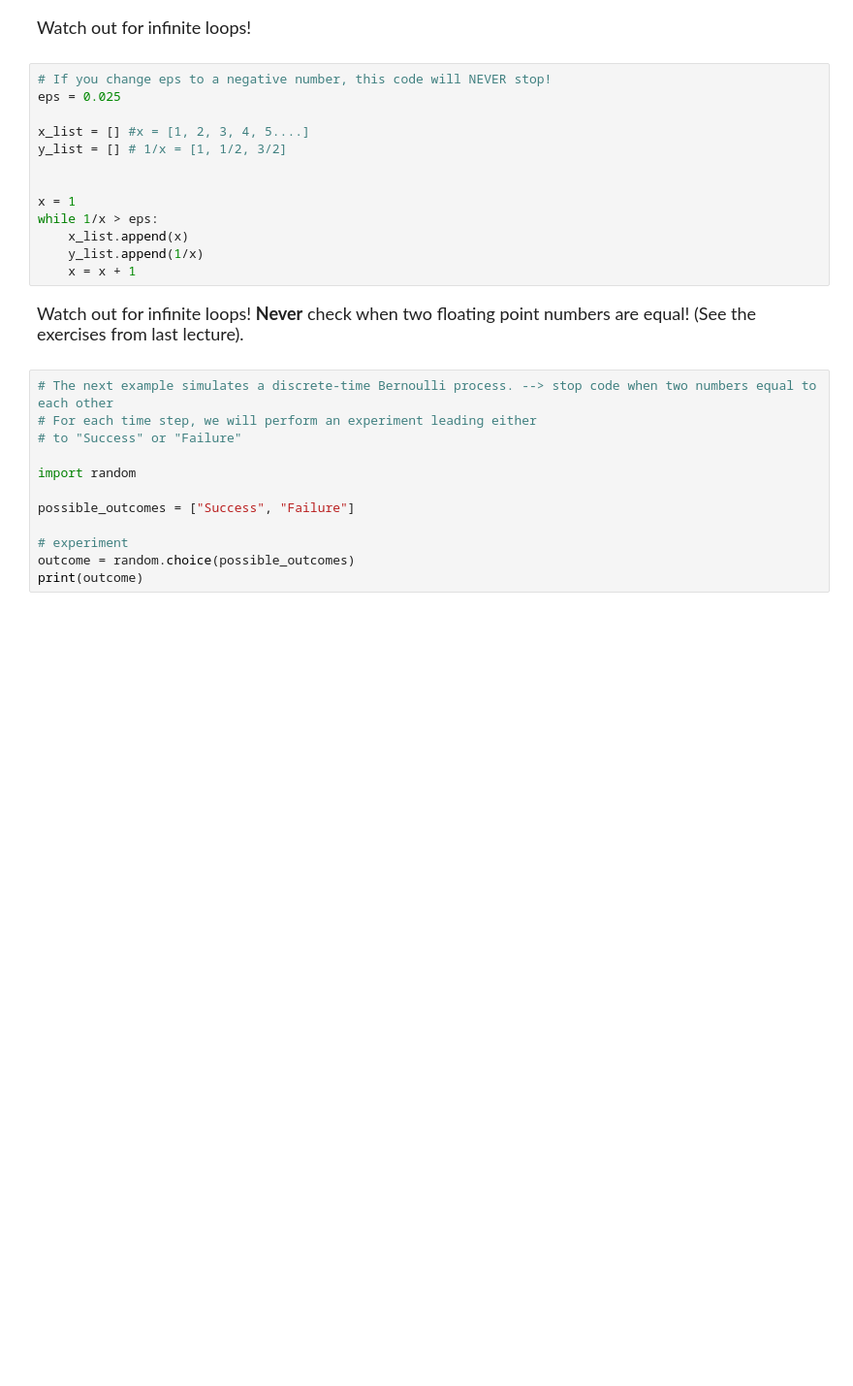
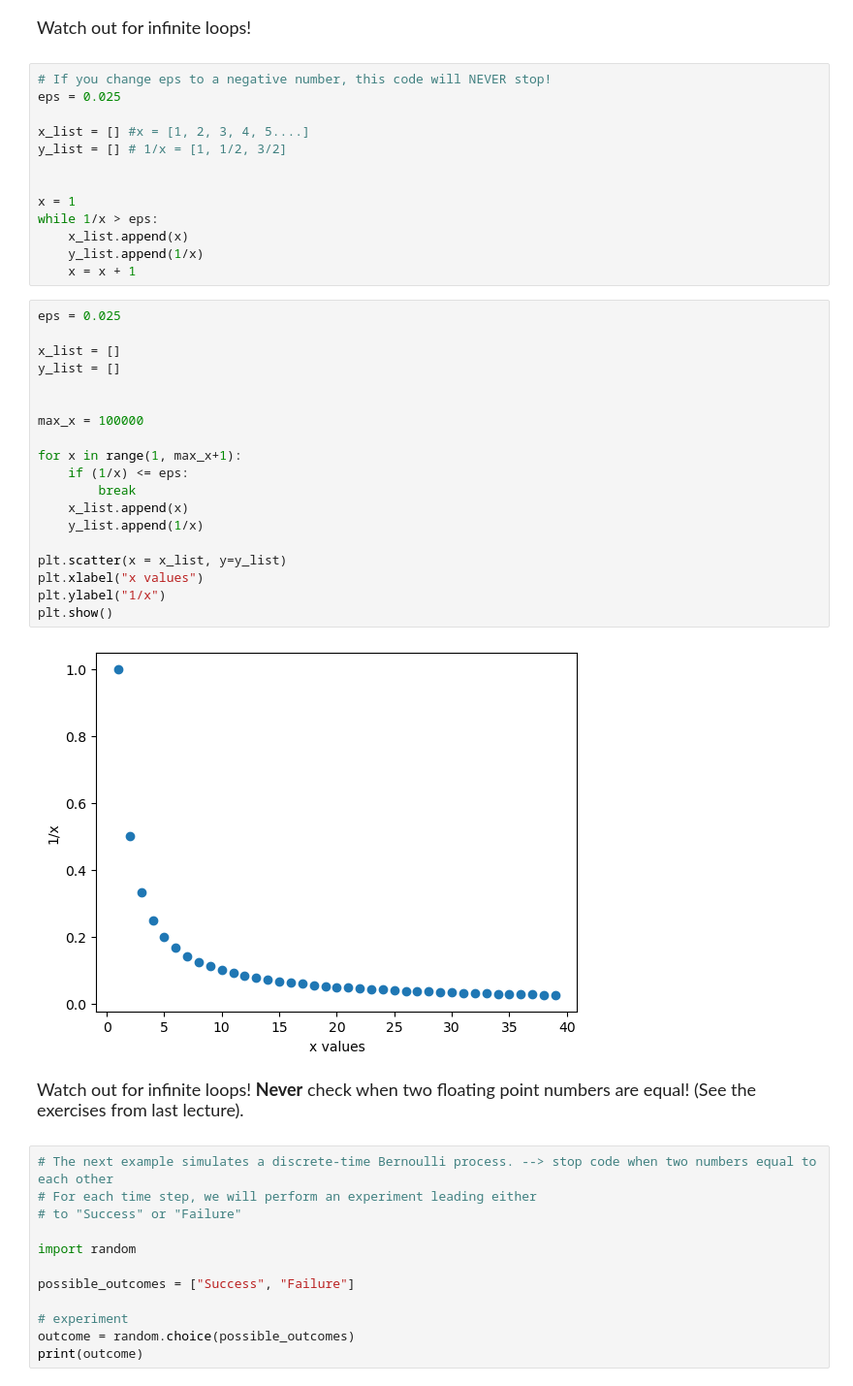
Before and after one commit to michelle1002/datasci151spring2026, a Jupyter notebook: lecture_08/lecture_08 copy.ipynb, the cells around one changed output. Shown at 97% size. Drawn from its saved outputs; the diff is of its cells as text; blank space fills up the shorter version.

```diff
--- a/lecture_08/lecture_08 copy.ipynb
+++ b/lecture_08/lecture_08 copy.ipynb
@@ -664,6 +570,27 @@ while 1/x > eps:
     x_list.append(x)
     y_list.append(1/x)
     x = x + 1
+# %%
+eps = 0.025
+
+x_list = []
+y_list = []
+
+
+max_x = 100000
+
+for x in range(1, max_x+1):
+    if (1/x) <= eps:
+        break
+    x_list.append(x)
+    y_list.append(1/x)
+
+plt.scatter(x = x_list, y=y_list)
+plt.xlabel("x values")
+plt.ylabel("1/x")
+plt.show()
+# %% [output]
+[figure, added]
 # %% [markdown]
 <font size = "4">
 
```
Also changed, not shown: parts of 31 cells of this notebook, 2 other files.
